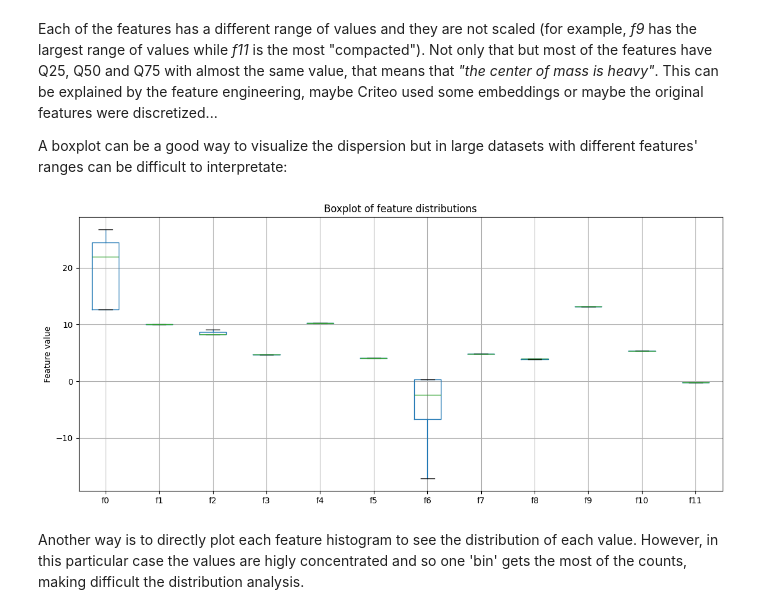
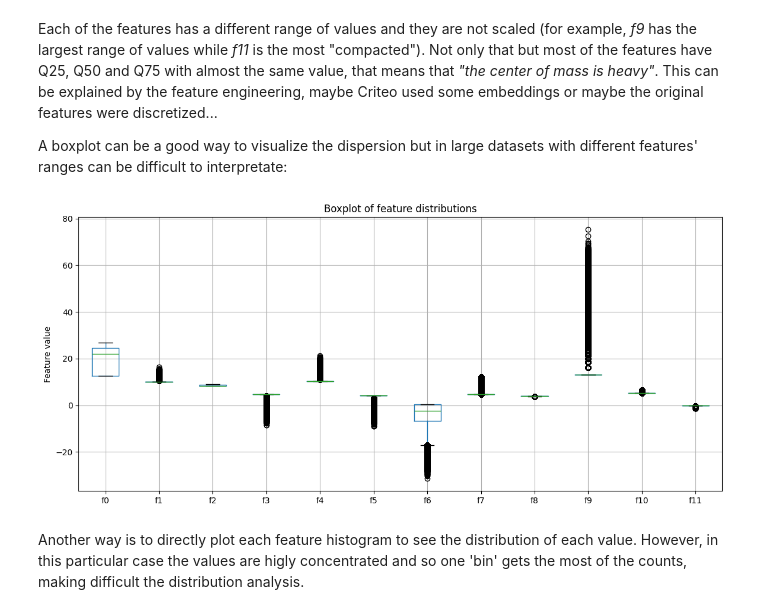
Before and after one commit to IvanMIbarburu/Uplift_marketing_proyect, a Jupyter notebook: notebooks/01_exploratory_data_analysis.ipynb, the cells around one changed output. Cells and saved outputs as stored; diff of their text form; code cells hidden in the pictures.

```diff
--- a/notebooks/01_exploratory_data_analysis.ipynb
+++ b/notebooks/01_exploratory_data_analysis.ipynb
@@ -44,14 +44,14 @@ Each of the features has a different range of values and they are not scaled (fo
 # %%
 import matplotlib.pyplot as plt
 
 plt.figure(figsize=(14,6))
-df[feature_cols].boxplot(showfliers=False)
+df[feature_cols].boxplot()
 plt.xticks(rotation=0)
 plt.title("Boxplot of feature distributions")
 plt.ylabel("Feature value")
 plt.show()
 # %% [output]
-[figure, old version]
+[figure, new version]
 # %% [markdown]
 Another way is to directly plot each feature histogram to see the distribution of each value. However, in this particular case the values are higly concentrated and so one 'bin' gets the most of the counts, making difficult the distribution analysis.
 # %%
```
Also changed, not shown: 6 other files.
